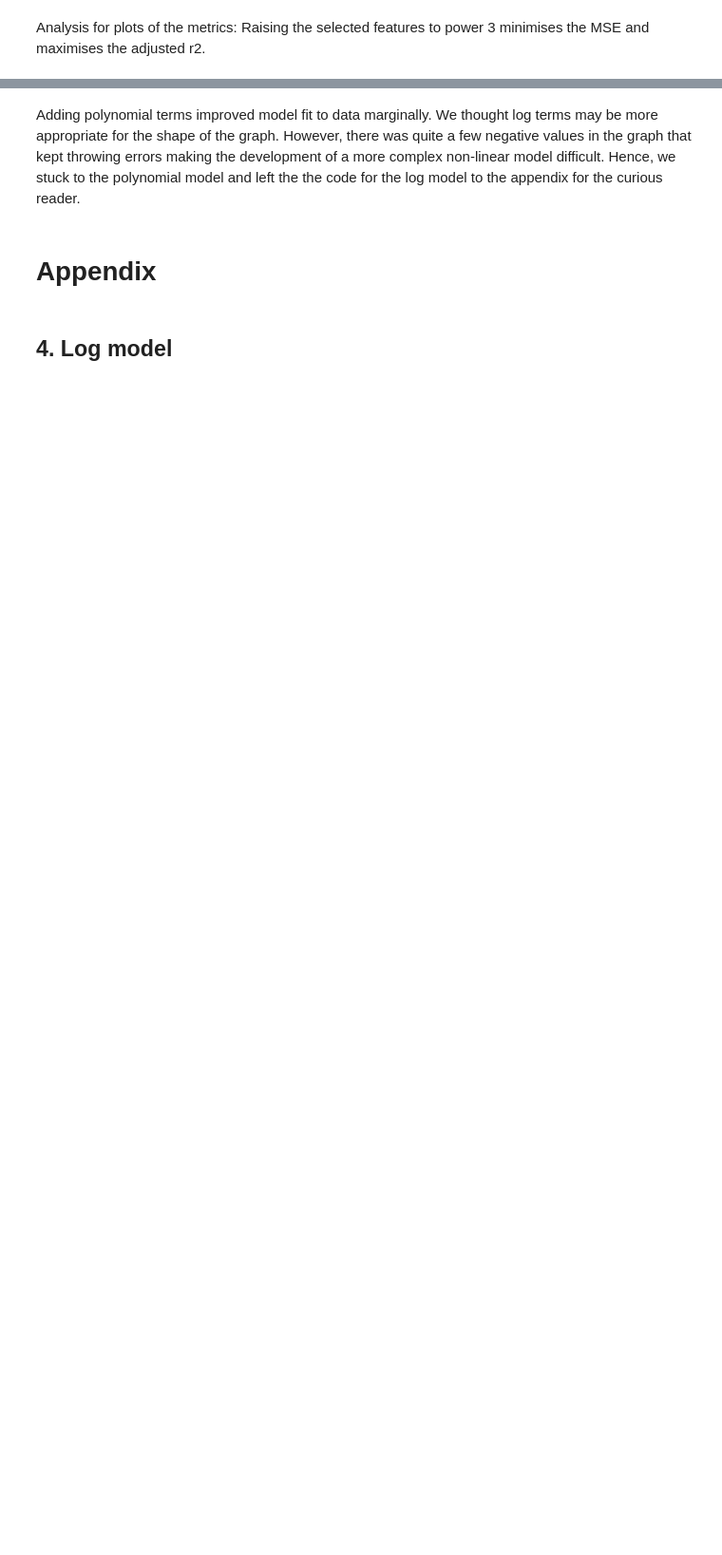
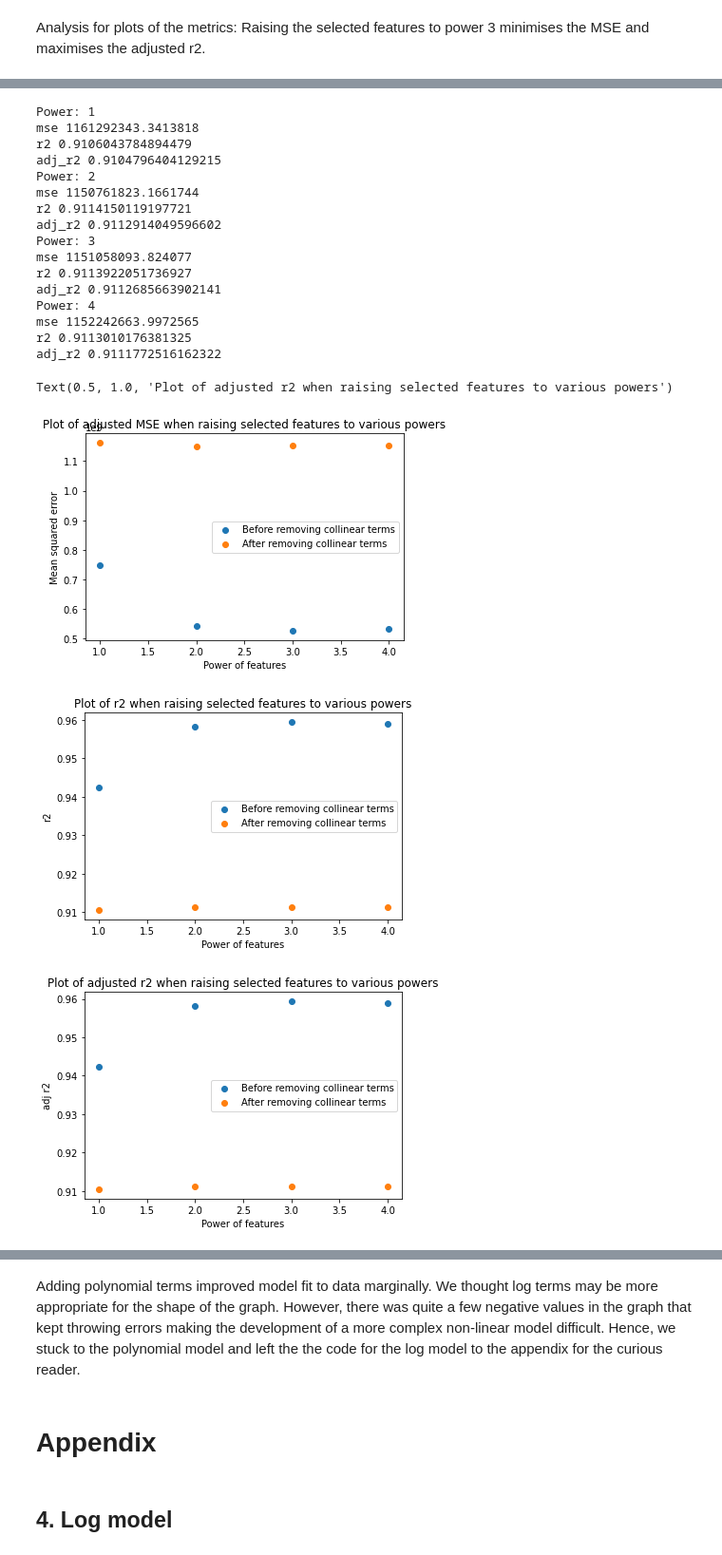
Before and after one commit to shanghongsim/term3_dtp, a Jupyter notebook: T3 2D project .ipynb, the cells around one changed output, grey strips where cells are left out. Shown at 95% size. Saved outputs shown, nothing was run; the diff lists cells and outputs as text; code cells hidden in the pictures; blank space fills up the shorter version.

Commit message:
made changes collinearity model

```diff
--- a/T3 2D project .ipynb
+++ b/T3 2D project .ipynb
@@ -682,0 +748,66 @@ Analysis for plots of the metrics: Raising the selected features to power 3 mini
+# %%
+# Calculate the metrics of accuracy
+mse_all2=[]
+r2_all2=[]
+adj_r2_all2=[]
+power=list(range(1,5))
+for i in range(1,5):
+    print(f"Power: {i}")
+    pred=all[i]
+    mse2=mean_squared_error(target,pred)
+    print("mse",mse2)
+    mse_all2.append(mse2)
+
+    # why in HW9 can use r2 for mult linreg and polynomial reg
+    r2_2=r2_score(target, pred)
+    print("r2",r2_2)
+    r2_all2.append(r2_2)
+
+    adj_r2_2=adj_r2_score(X,target,pred)
+    print("adj_r2",adj_r2_2)
+    adj_r2_all2.append(adj_r2_2)
+
+plt.figure(6)
+plt.scatter(power,mse_all)
+plt.scatter(power,mse_all2)
+plt.legend(['Before removing collinear terms','After removing collinear terms'])
+plt.xlabel('Power of features')
+plt.ylabel('Mean squared error')
+plt.title('Plot of adjusted MSE when raising selected features to various powers')
+
+plt.figure(7)
+plt.scatter(power,r2_all)
+plt.scatter(power,r2_all2)
+plt.legend(['Before removing collinear terms','After removing collinear terms'])
+plt.xlabel('Power of features')
+plt.ylabel('r2')
+plt.title('Plot of r2 when raising selected features to various powers')
+
+plt.figure(8)
+plt.scatter(power,adj_r2_all)
+plt.scatter(power,adj_r2_all2)
+plt.legend(['Before removing collinear terms','After removing collinear terms'])
+plt.xlabel('Power of features')
+plt.ylabel('adj r2')
+plt.title('Plot of adjusted r2 when raising selected features to various powers')
+# %% [output]
+Power: 1
+mse 1161292343.3413818
+r2 0.9106043784894479
+adj_r2 0.9104796404129215
+Power: 2
+mse 1150761823.1661744
+r2 0.9114150119197721
+adj_r2 0.9112914049596602
+Power: 3
+mse 1151058093.824077
+r2 0.9113922051736927
+adj_r2 0.9112685663902141
+Power: 4
+mse 1152242663.9972565
+r2 0.9113010176381325
+adj_r2 0.9111772516162322
+Text(0.5, 1.0, 'Plot of adjusted r2 when raising selected features to various powers')
+[figure, added]
+[figure, added]
+[figure, added]
```
Also changed, not shown: parts of 18 cells of this notebook, 2 other files.
